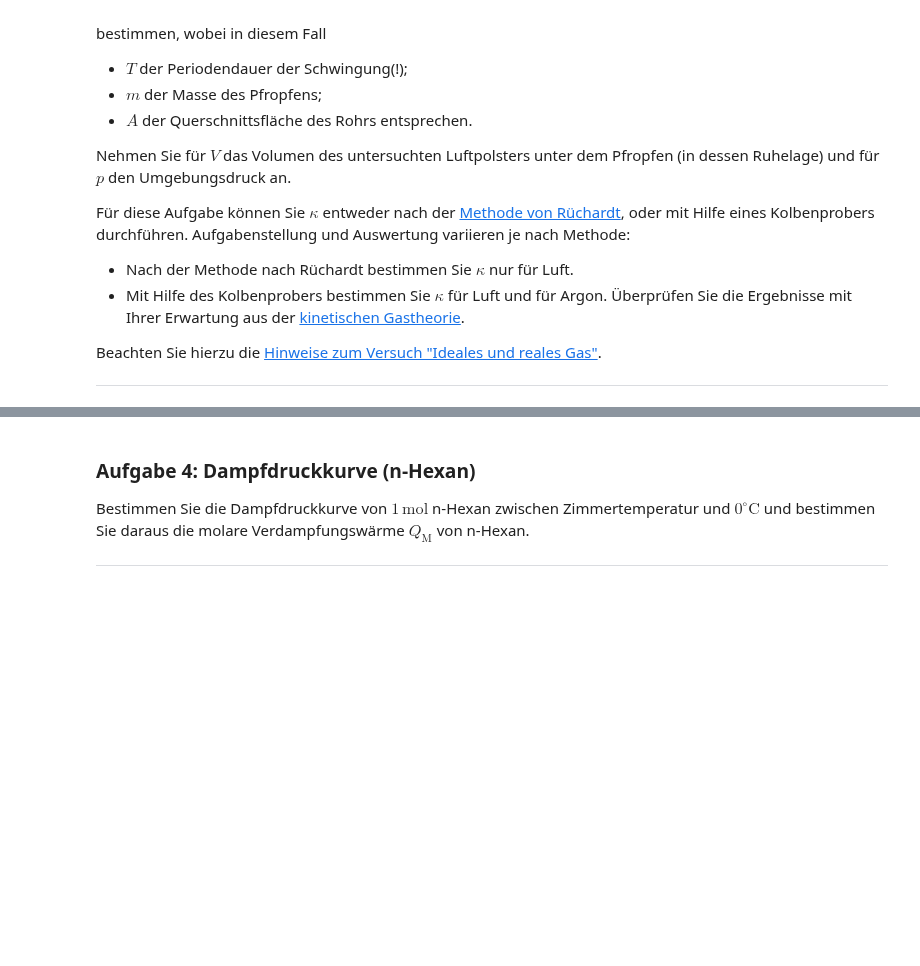
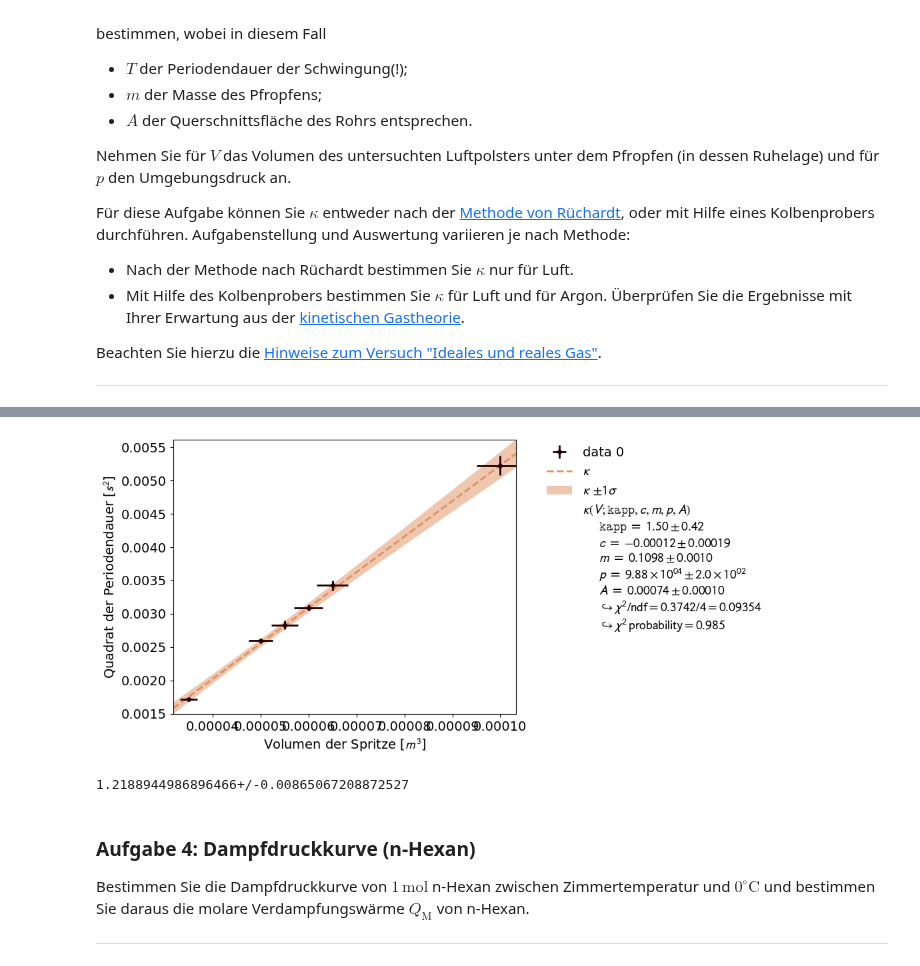
Before and after one commit to HerbertderGrosse/P2-sose-2024, a Jupyter notebook: Ideales_und_reales_Gas/Ideales_und_reales_Gas.ipynb, the cells around one changed output, grey strips where cells are left out. Cells and saved outputs as stored; diff of their text form; code cells hidden in the pictures; blank space fills up the shorter version.

```diff
--- a/Ideales_und_reales_Gas/Ideales_und_reales_Gas.ipynb
+++ b/Ideales_und_reales_Gas/Ideales_und_reales_Gas.ipynb
@@ -228,13 +235,46 @@ Beachten Sie hierzu die [Hinweise zum Versuch "Ideales und reales Gas"](https://
 # %%
+
 ml80 =np.array([15.19,14.97,15.43,.15,21])
 ml60 = np.array([24.59,24.59,])
 
 argon65 = np.array([24.11, 24.17])
 argon50 = np.array([19.67,  19.58, 19.63])
 argon45 = np.array([18.85, 18.87, 18.88, 18.60])
 argon40 = np.array([17.93, 18.01, 17.96, 18.03])
 argon35 = np.array([17.16, 17.18, 16.99, 17.13, 16.95])
 argon0 = np.array([13.87, 13.88, 13.94, 13.76, 13.70])
+
+
+argon = unumpy.uarray([np.mean(argon65), np.mean(argon50), np.mean(argon45),np.mean(argon40),np.mean(argon35),np.mean(argon0)], np.array([np.std(argon65),np.std(argon50),np.std(argon45),np.std(argon40),np.std(argon35),np.std(argon0)])+0.1)
+millis = 100e-6-np.array([65,50,45,40,35,0])*1e-6
+
+def kappa(V,kapp=1.6,c=0,m=0.1098,p=988*100,A=(31.1e-3/2)**2*np.pi):
+    return (2*np.pi)**2*(m*V)/(kapp*p*A**2)+c
+
+resist = kafe2.XYContainer(millis,unumpy.nominal_values((1/argon)**2) )
+resist.add_error('x',0.05,relative=True)
+resist.add_error('y',unumpy.std_devs((1/argon)**2))
+resist_fit = kafe2.Fit(resist,kappa)
+resist_fit.add_parameter_constraint("p",988*100,2*100 )
+resist_fit.add_parameter_constraint("A",(31.1e-3/2)**2*np.pi,2*100 )
+resist_fit.add_parameter_constraint("m",0.1098,0.001)
+
+
+
+resist_fit.do_fit()
+resist_plot = kafe2.Plot(resist_fit)
+resist_plot.y_label = 'Quadrat der Periodendauer [$s^2$]'
+resist_plot.x_label = 'Volumen der Spritze [$m^3$]'
+resist_plot.plot()
+
+plt.show()
+
+def kappa2(V,t,m=0.1098,p=988*100,A=(31.1e-3/2)**2*np.pi):
+    return (2*np.pi)**2*(m*V)/(p*A**2)/t
+np.mean(kappa2(100e-6-millis,(1/argon)**2))
+# %% [output]
+[figure, added]
+1.2188944986896466+/-0.00865067208872527
 # %% [markdown]
 ### Aufgabe 4: Dampfdruckkurve (n-Hexan)
 
```
Also changed, not shown: parts of 6 cells of this notebook.
